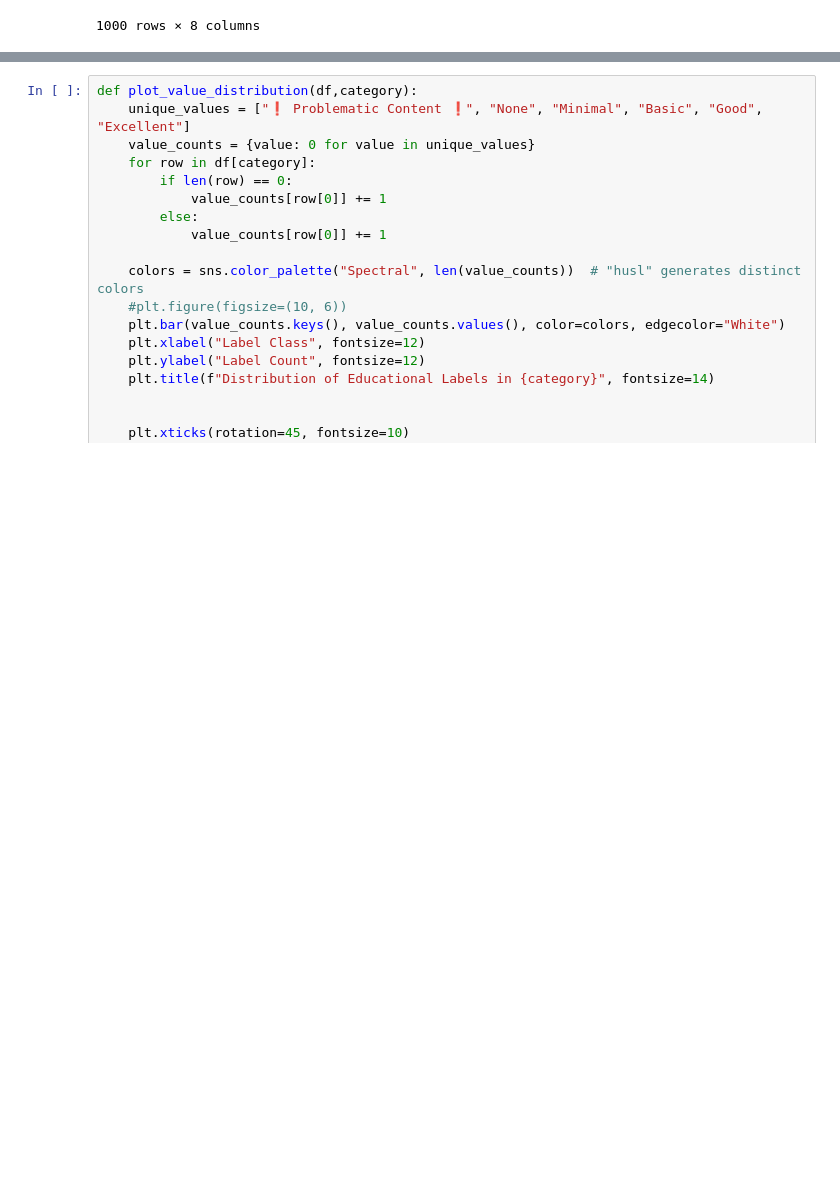
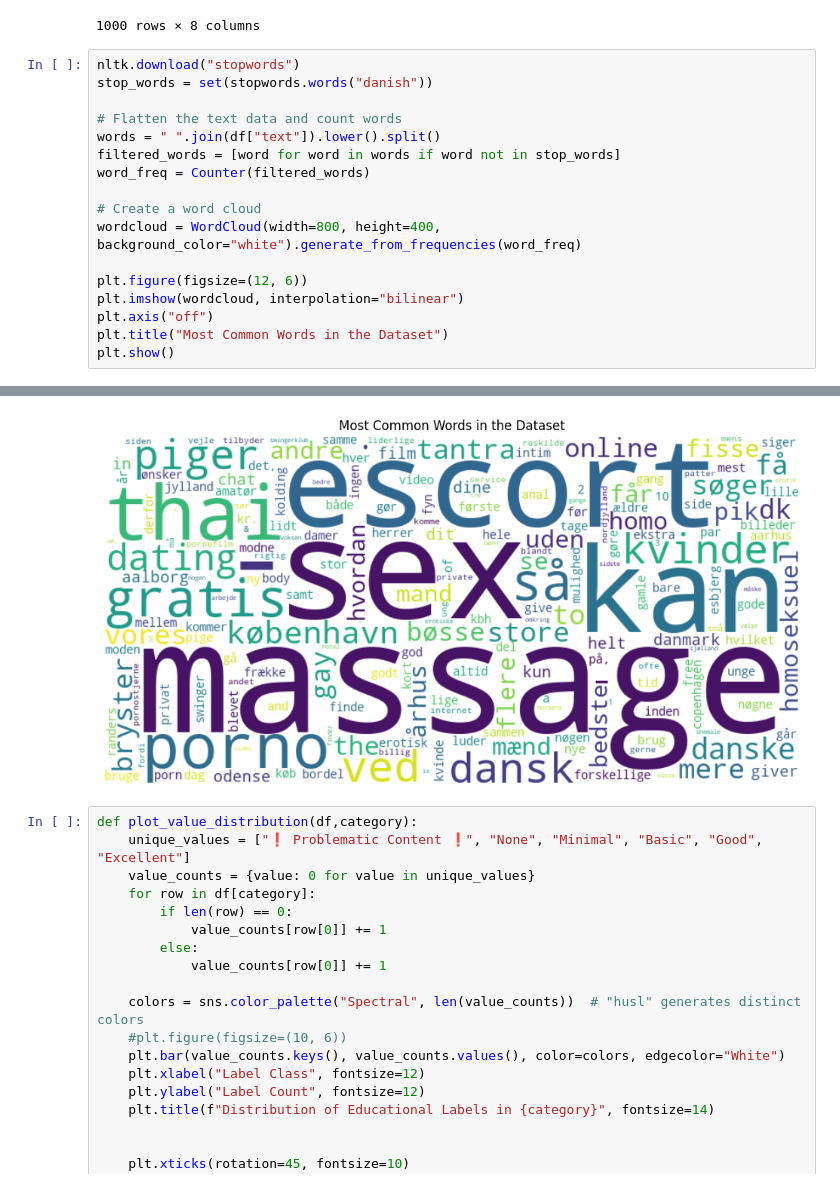
Before and after one commit to Shadoughcake/Enhancing-Multilingual-AI-Analyzing-and-Modeling-Educational-Content-with-the-FineWeb-C, a Jupyter notebook: dataset.ipynb, the cells around one changed output, grey strips where cells are left out. Drawn from its saved outputs; the diff is of its cells as text; blank space fills up the shorter version.

```diff
--- a/dataset.ipynb
+++ b/dataset.ipynb
@@ -23,3 +27,21 @@ df
 | 998 | 8366e8a1-f9d1-4bd2-ada2-f6192ccaf82a | Dato: 23/06/2022\nKlokkeslæt: 15:... | [None, Minimal, None] | [a0585a5c-b72f-4c3a-a2a3-17e8e0b4... | False | 1.0 | ... |
 | 999 | eabf12c7-bee5-4efa-a5f5-133afdf06350 | Viser 1–40 af 41 resultater\nHvis... | [Minimal, None] | [a0585a5c-b72f-4c3a-a2a3-17e8e0b4... | False | 1.0 | ... |
 1000 rows × 8 columns
+# %%
+nltk.download("stopwords")
+stop_words = set(stopwords.words("danish"))
+
+# Flatten the text data and count words
+words = " ".join(df["text"]).lower().split()
+filtered_words = [word for word in words if word not in stop_words]
+word_freq = Counter(filtered_words)
+
+# Create a word cloud
+wordcloud = WordCloud(width=800, height=400, background_color="white").generate_from_frequencies(word_freq)
+
+plt.figure(figsize=(12, 6))
+plt.imshow(wordcloud, interpolation="bilinear")
+plt.axis("off")
+plt.title("Most Common Words in the Dataset")
+plt.show()
+# %% [output]
@@ -26,3 +51,4 @@ df
+[figure, added]
 # %%
 def plot_value_distribution(df,category):
     unique_values = ["❗ Problematic Content ❗", "None", "Minimal", "Basic", "Good", "Excellent"]
```
Also changed, not shown: parts of 3 cells of this notebook.
